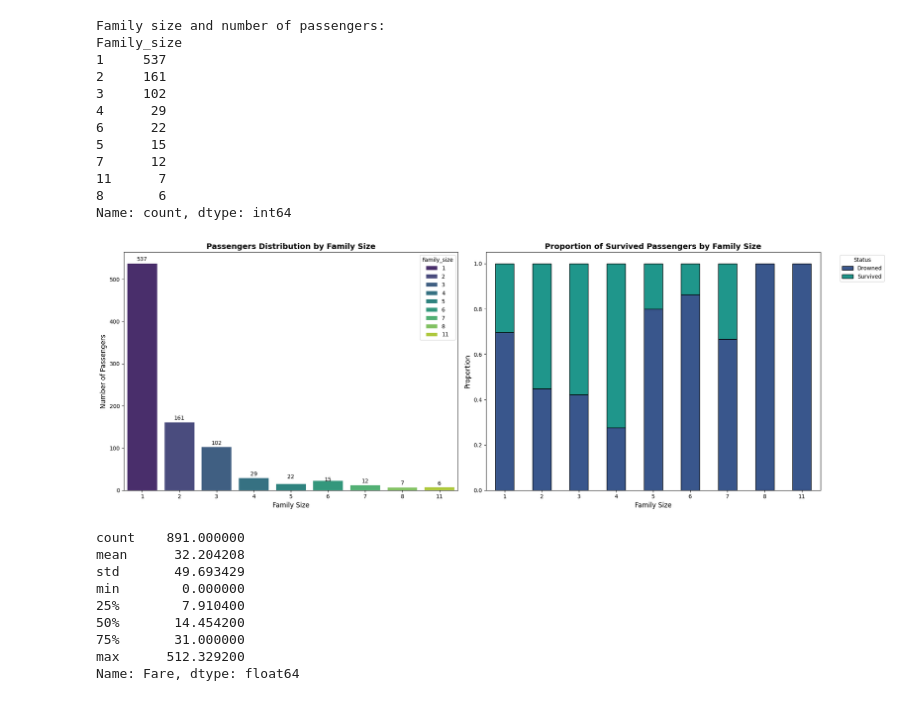
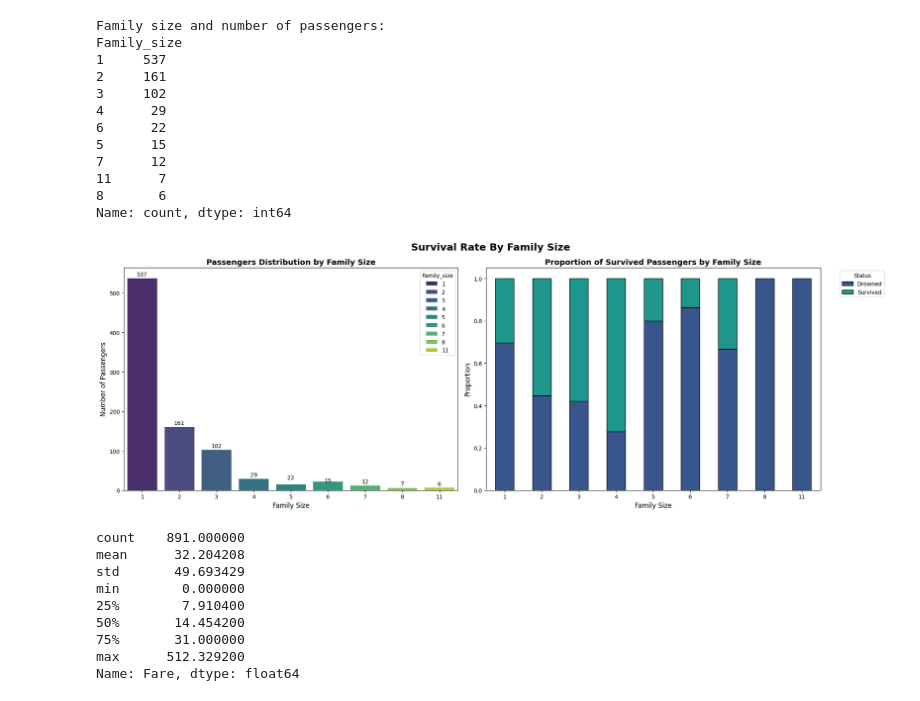
Before and after one commit to Pushparaj95/Final_Project_Guvi, a Jupyter notebook: 3. EDA_Titanic/Titanic_EDA.ipynb, the cells around one changed output. Saved outputs shown, nothing was run; the diff lists cells and outputs as text; code cells hidden in the pictures.

```diff
--- a/3. EDA_Titanic/Titanic_EDA.ipynb
+++ b/3. EDA_Titanic/Titanic_EDA.ipynb
@@ -726,34 +732,35 @@ ax = sns.countplot(data=data, x='Family_size', ax=ax1, hue='Family_size',palette
 # Add counts on top of bars
 labels = data['Family_size'].value_counts()
 for i, v in enumerate(labels):
     ax.text(i, v + 6, str(v), ha='center', size=10, color='black')
 
 ax.set_title('Passengers Distribution by Family Size', fontsize=14,  fontweight='bold')
 ax.set_ylabel('Number of Passengers', fontsize=12)
 ax.set_xlabel('Family Size', fontsize=12)
 
 # Plot 2: Proportion of Survival by Family Size
 ax2 = fig.add_subplot(122)
 d = data.groupby('Family_size')['Survived'].value_counts(normalize=True).unstack()
 d.plot(
     kind='bar',
     stacked=True,
     color=["#39568cff", "#1f968bff"],
     ax=ax2,
     edgecolor='black',
 )
 
 ax2.set_title('Proportion of Survived Passengers by Family Size', fontsize=14, fontweight='bold')
 ax2.set_ylabel('Proportion', fontsize=12)
 ax2.set_xlabel('Family Size', fontsize=12)
 ax2.legend(['Drowned', 'Survived'], bbox_to_anchor=(1.05, 1), loc='upper left', title='Status')
 
 # Adjust layout and display
+fig.suptitle('Survival Rate By Family Size', fontsize=18, fontweight='bold')
 plt.xticks(rotation=0)
 plt.tight_layout()
 plt.show()
 # %% [output]
-[figure, old version]
+[figure, new version]
 # %%
 data['Fare'].describe()
 # %% [output]
```
Also changed, not shown: parts of 2 cells of this notebook.
